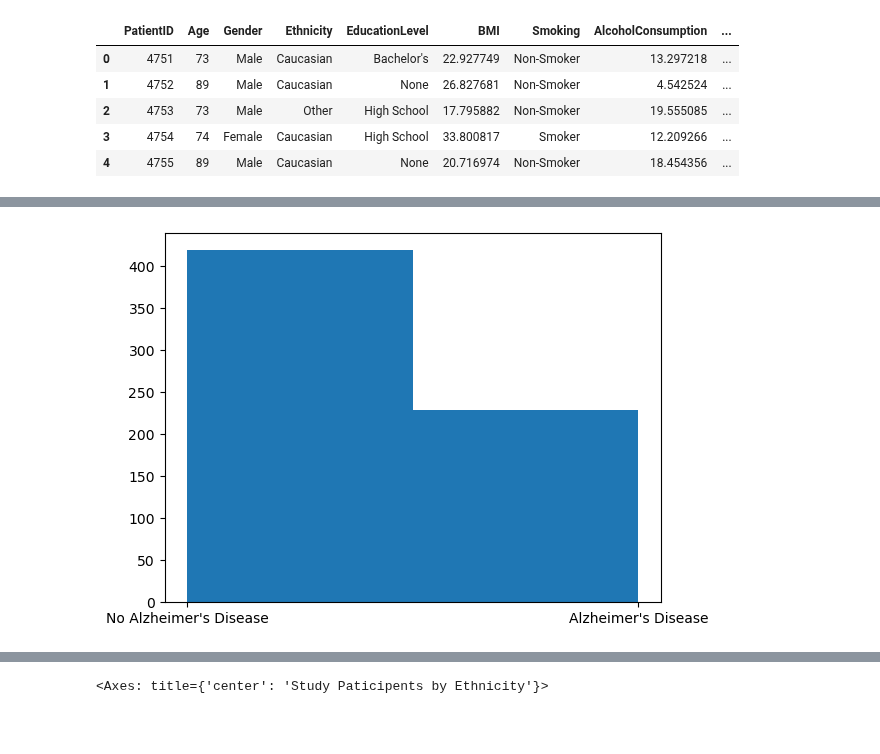
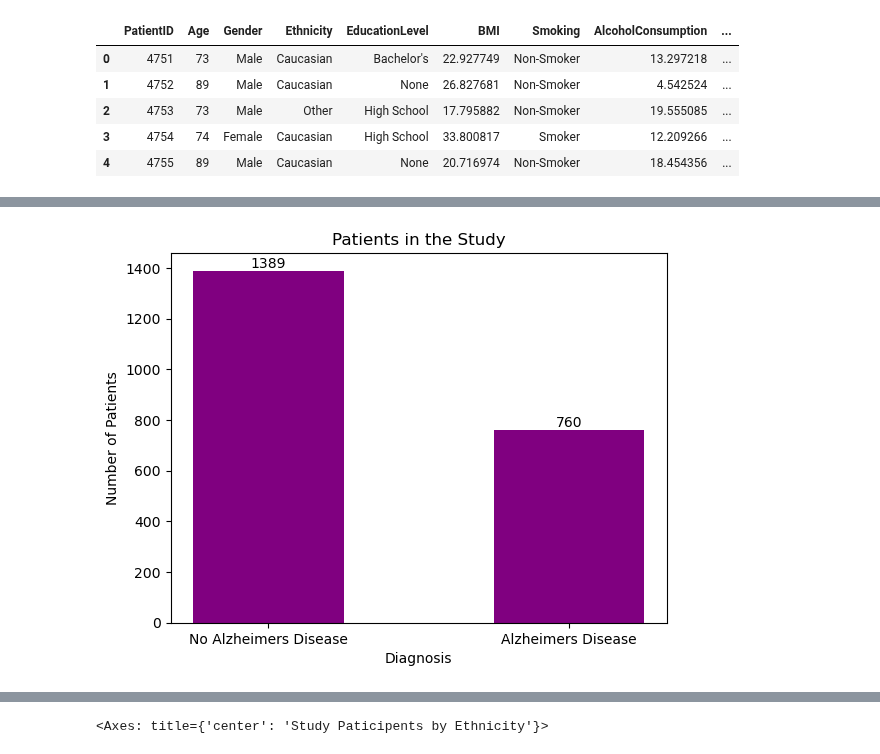
Before and after one commit to rutgers-bootcamp-team-5/project-4, a Jupyter notebook: dev/DataVisualization_ExploreLeo.ipynb, the cells around one changed output, grey strips where cells are left out. Saved outputs shown, nothing was run; the diff lists cells and outputs as text; code cells hidden in the pictures; blank space fills up the shorter version.

```diff
--- a/dev/DataVisualization_ExploreLeo.ipynb
+++ b/dev/DataVisualization_ExploreLeo.ipynb
@@ -115,10 +133,15 @@ data.head()
 data['BMI'] = data['BMI'].astype('int')
 # %%
 import matplotlib.pyplot as plt
-# %%
-plt.hist(data['Diagnosis'][data['Forgetfulness'] == 'Forgetful'], bins = 2)
-plt.show()
-# %% [output]
-[figure, removed]
+# %%
+values, bins, bars = plt.hist(data['Diagnosis'], bins = 2, rwidth= .5, color= 'purple')
+plt.title('Patients in the Study')
+plt.xticks(ticks= [.25, .75], labels=['No Alzheimer''s Disease','Alzheimer''s Disease'])
+plt.xlabel('Diagnosis')
+plt.ylabel('Number of Patients')
+plt.bar_label(bars)
+plt.show()
+# %% [output]
+[figure, added]
 # %%
 bins_BMI = data['BMI'].max() - data['BMI'].min()+1
```
Also changed, not shown: parts of 9 cells of this notebook.
